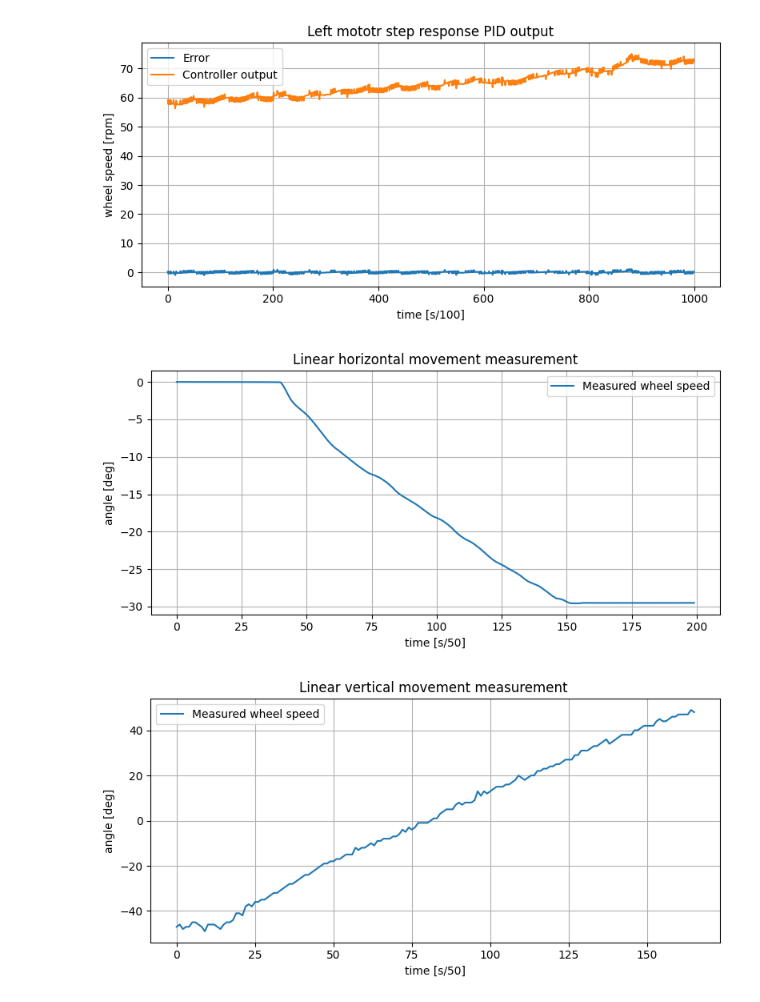
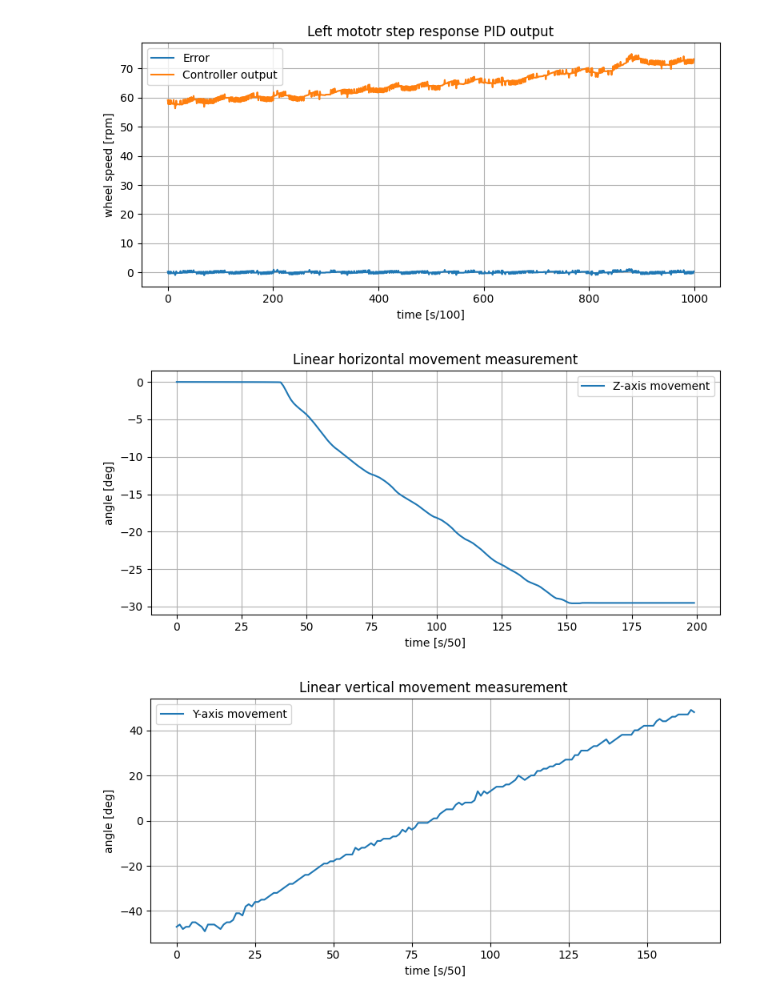
Before and after one commit to internax/ERTC_report, a Jupyter notebook: python/ERTC_plots.ipynb, the cells around one changed output. Cells and saved outputs as stored; diff of their text form; code cells hidden in the pictures.

Commit message:
graph

```diff
--- a/python/ERTC_plots.ipynb
+++ b/python/ERTC_plots.ipynb
@@ -74,14 +74,14 @@ plot_series(B1, B2, labels=["Error", "Controller output"], title="Left mototr st
 # %%
 A1, A2, B1, B2 = load_dual_series_csv("../measured_data/horizontal_movement.csv")
 #buffer size was 1000 samples, so we do not have whole response xD
 cumsumB1 = np.cumsum(B1[0:200])
 cumsumB2 = np.cumsum(B2[0:200])
-plot_series(cumsumB1,labels=["Measured wheel speed", "Set wheel speed "], title="Linear horizontal movement measurement",x_label = "time [s/50]", y_label = "angle [deg]" )
+plot_series(cumsumB1,labels=["Z-axis movement", "Set wheel speed "], title="Linear horizontal movement measurement",x_label = "time [s/50]", y_label = "angle [deg]" )
 # %% [output]
-[figure, old version]
+[figure, new version]
 # %%
 A1, A2, B1, B2 = load_dual_series_csv("../measured_data/vertical_movement.csv")
 #buffer size was 1000 samples, so we do not have whole response xD
-plot_series(A1, labels=["Measured wheel speed", "Set wheel speed "], title="Linear vertical movement measurement ",x_label = "time [s/50]", y_label = "angle [deg]" )
+plot_series(A1, labels=["Y-axis movement", "Set wheel speed "], title="Linear vertical movement measurement ",x_label = "time [s/50]", y_label = "angle [deg]" )
 # %% [output]
-[figure, old version]
+[figure, new version]
```
